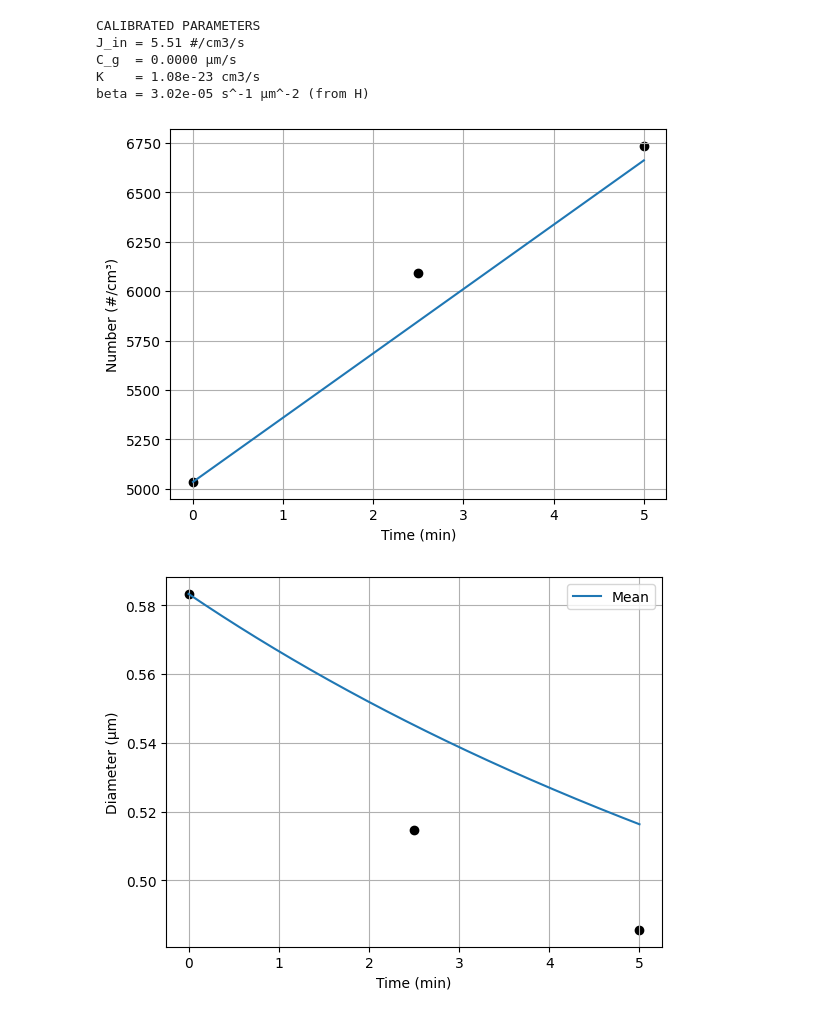
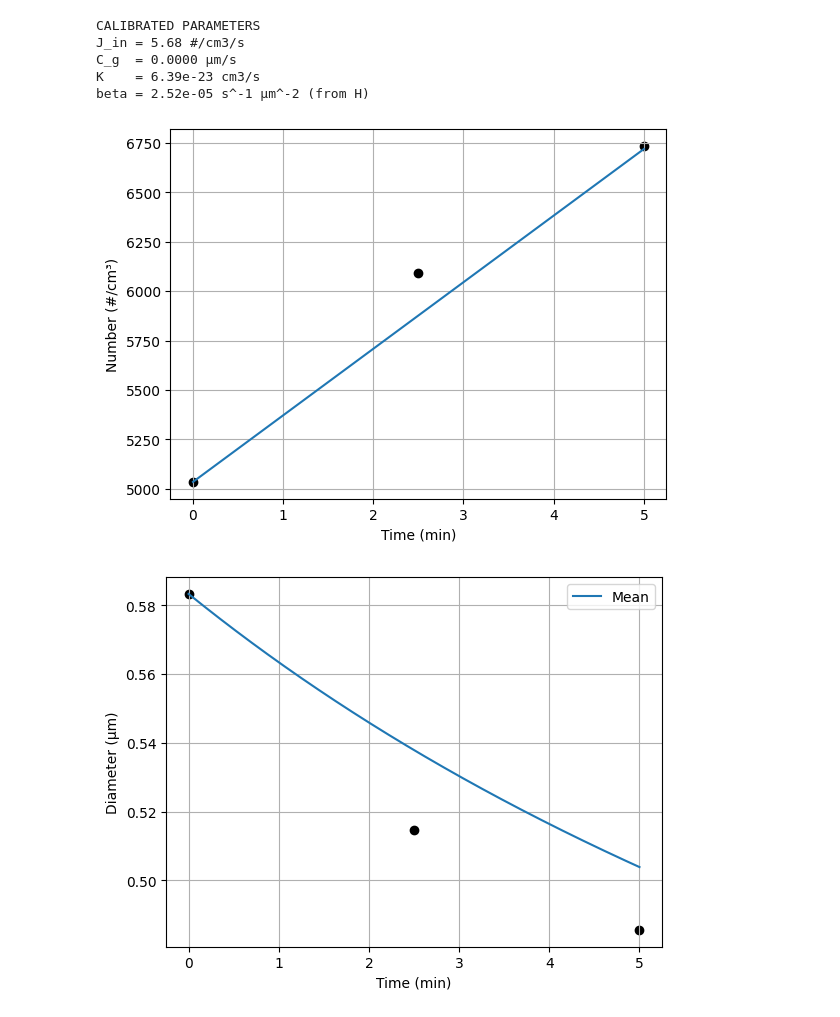
Before and after one commit to lingmHVAC/lingmHVAC, a Jupyter notebook: Dec18_4.ipynb, the cells around one changed output. Saved outputs shown, nothing was run; the diff lists cells and outputs as text; code cells hidden in the pictures.

```diff
--- a/Dec18_4.ipynb
+++ b/Dec18_4.ipynb
@@ -14,7 +14,7 @@ rho_p = 1000      # kg/m3
 rho_g = 1.2       # kg/m3
 mu = 1.8e-5       # Pa s
 g = 9.81          # m/s2
-H = 1           # m  <-- chamber height
+H = 1.2           # m  <-- chamber height
 
 beta = (rho_p - rho_g) * g / (18 * mu * H)
 beta *= 1e-12     # convert to s^-1 µm^-2
@@ -29,7 +29,7 @@ M_data = np.array([
     [6734, 3270, 2438, 8130]
 ])
 
-din = 0.35  # µm
+din = 0.3  # µm
 
 # ============================================================
 # QMOM (2-node)
@@ -103,35 +103,35 @@ mean_d = M1 / M0
 # Mode estimate
 mode = np.zeros_like(mean_d)
 for i in range(len(t)):
     w1, d1, w2, d2 = qmom_nodes([M0[i], M1[i], M2[i], M3[i]])
     mode[i] = d1 if w1 > w2 else d2
 
 # ============================================================
 # PLOTS
 # ============================================================
 plt.figure()
 plt.plot(t/60, M0)
 plt.scatter(t_data/60, M_data[:,0], c='k')
 plt.ylabel("Number (#/cm³)")
 plt.xlabel("Time (min)")
 plt.grid()
 
 plt.figure()
 plt.plot(t/60, mean_d, label="Mean")
 #plt.plot(t/60, mode, '--', label="Mode")
 plt.scatter(t_data/60, M_data[:,1]/M_data[:,0], c='k')
 plt.ylabel("Diameter (µm)")
 plt.xlabel("Time (min)")
 plt.legend()
 plt.grid()
 plt.show()
 
 np.savetxt('data.csv', (t/60, M0, mean_d), delimiter=',')
 # %% [output]
 CALIBRATED PARAMETERS
-J_in = 5.51 #/cm3/s
+J_in = 5.68 #/cm3/s
 C_g  = 0.0000 µm/s
-K    = 1.08e-23 cm3/s
-beta = 3.02e-05 s^-1 µm^-2 (from H)
+K    = 6.39e-23 cm3/s
+beta = 2.52e-05 s^-1 µm^-2 (from H)
-[figure, old version]
+[figure, new version]
-[figure, old version]
+[figure, new version]
```
